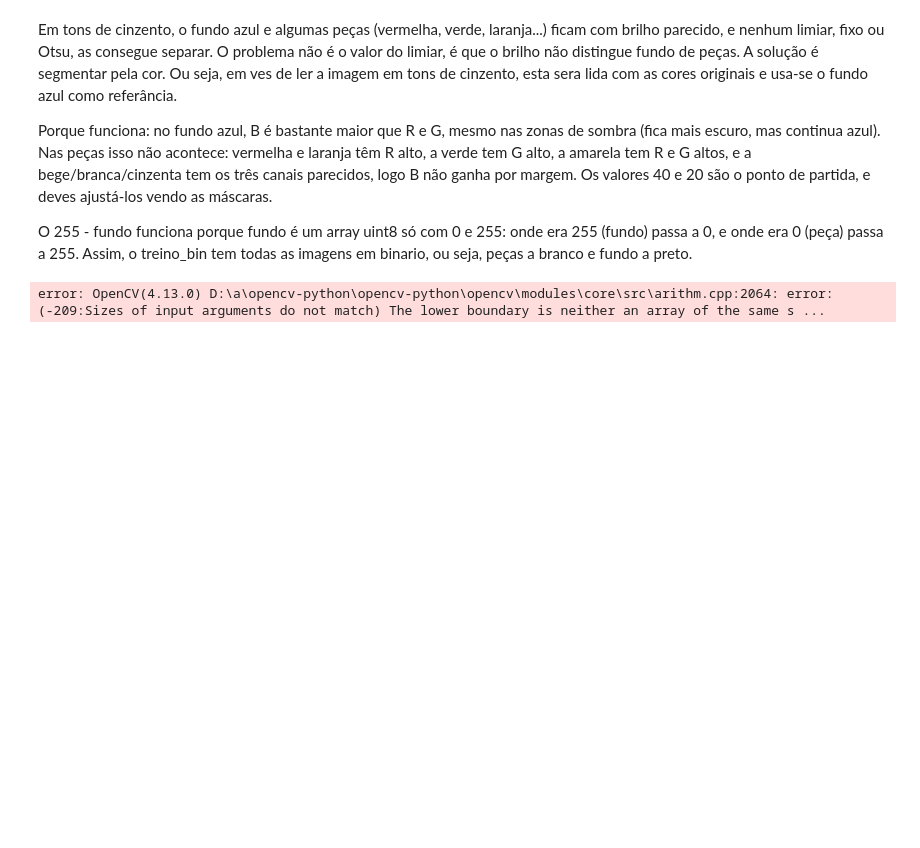
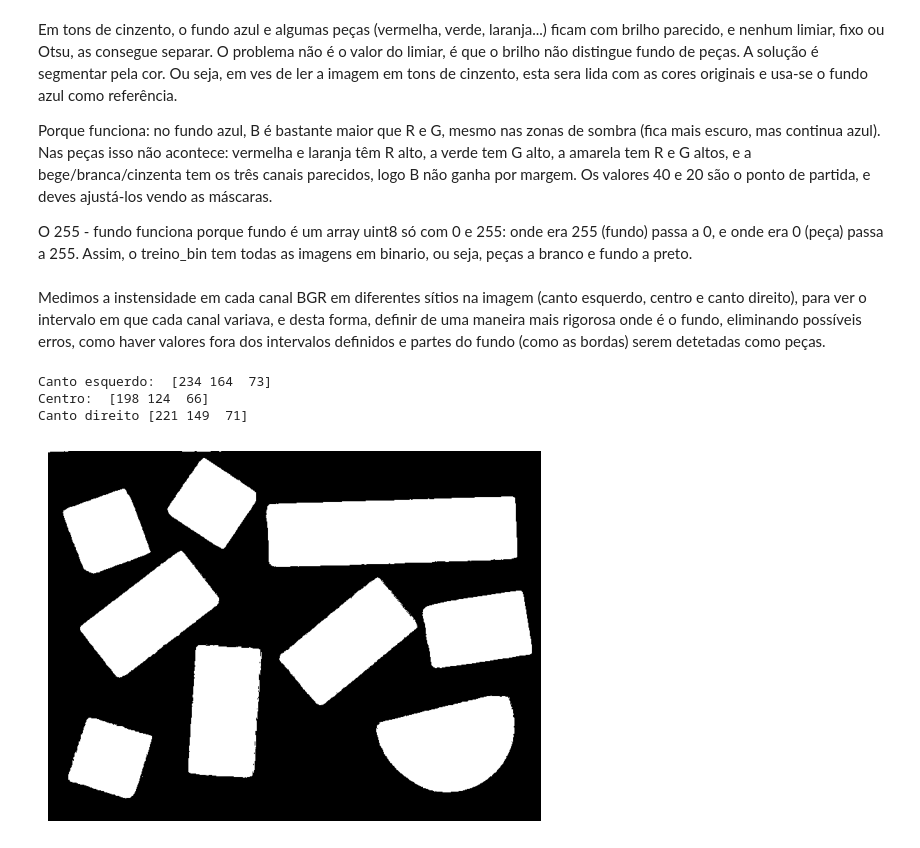
Before and after one commit to beatizisjesus-ctrl/PIV_TP1, a Jupyter notebook: PIV_TP1.ipynb, the cells around one changed output. Cells and saved outputs as stored; diff of their text form; code cells hidden in the pictures; blank space fills up the shorter version.

```diff
--- a/PIV_TP1.ipynb
+++ b/PIV_TP1.ipynb
@@ -7,39 +7,43 @@ import numpy as np
 numTeste = [12, 21, 30, 32]
 numTreino = [1, 2, 4, 9, 10, 11, 13, 22, 23, 25]
 
-testes = [cv2.imread(f"treino/lego{n}.jpg", 0) for n in numTeste]
-treino = [cv2.imread(f"treino/lego0{n}.jpg" if n < 10 else f"treino/lego{n}.jpg", 0) for n in numTreino]
+testes = [cv2.imread(f"treino/lego{n}.jpg") for n in numTeste]
+treino = [cv2.imread(f"treino/lego0{n}.jpg" if n < 10 else f"treino/lego{n}.jpg") for n in numTreino]
 # %% [markdown]
 
-Em tons de cinzento, o fundo azul e algumas peças (vermelha, verde, laranja...) ficam com brilho parecido, e nenhum limiar, fixo ou Otsu, as consegue separar. O problema não é o valor do limiar, é que o brilho não distingue fundo de peças. A solução é segmentar pela cor. Ou seja, em ves de ler a imagem em tons de cinzento, esta sera lida com as cores originais e usa-se o fundo azul como referância.
+Em tons de cinzento, o fundo azul e algumas peças (vermelha, verde, laranja...) ficam com brilho parecido, e nenhum limiar, fixo ou Otsu, as consegue separar. O problema não é o valor do limiar, é que o brilho não distingue fundo de peças. A solução é segmentar pela cor. Ou seja, em ves de ler a imagem em tons de cinzento, esta sera lida com as cores originais e usa-se o fundo azul como referência.
 
 Porque funciona: no fundo azul, B é bastante maior que R e G, mesmo nas zonas de sombra (fica mais escuro, mas continua azul). Nas peças isso não acontece: vermelha e laranja têm R alto, a verde tem G alto, a amarela tem R e G altos, e a bege/branca/cinzenta tem os três canais parecidos, logo B não ganha por margem. Os valores 40 e 20 são o ponto de partida, e deves ajustá-los vendo as máscaras.
 
 O 255 - fundo funciona porque fundo é um array uint8 só com 0 e 255: onde era 255 (fundo) passa a 0, e onde era 0 (peça) passa a 255. Assim, o treino_bin tem todas as imagens em binario, ou seja, peças a branco e fundo a preto.
+# %% [markdown]
+Medimos a instensidade em cada canal BGR em diferentes sítios na imagem (canto esquerdo, centro e canto direito), para ver o intervalo em que cada canal variava, e desta forma, definir de uma maneira mais rigorosa onde é o fundo, eliminando possíveis erros, como haver valores fora dos intervalos definidos e partes do fundo (como as bordas) serem detetadas como peças.
 # %%
 
 #Binarização
 
 #treino_bin = [cv2.threshold(img, 140, 255, cv2.THRESH_BINARY)[1] for img in treino]
 
 def segmentar(img):
-    fundo = cv2.inRange(img, (100, 0, 0), (255, 140, 100))   # (B, G, R) min e max
+    fundo = cv2.inRange(img, (150, 90, 0), (255, 200, 110))   # (B, G, R) min e max
     return 255 - fundo                                        # peças = branco, fundo = preto
 
 
+#estes valores estão em bgr, pq a imagem foi lida assim
+print("Canto esquerdo: ", treino[0][10, 10])      # canto
+print("Centro: ", treino[0][260, 350])    # centro (zona de fundo)
+print("Canto direito", treino[0][500, 20])     # outro canto
 treino_bin = [segmentar(img) for img in treino]
 
 
-plt.imshow(treino_bin[0], cmap="gray")
+plt.imshow(treino_bin[0],cmap="gray")
+plt.axis("off")
 plt.show()
 
 
-hist = cv2.calcHist([treino[2]], [0], None, [256], [0, 256])
-
-plt.bar(range(256), hist.ravel(), width=1)
-plt.title("Histograma da imagem")
-plt.xlabel("Nível de cinzento (0-255)")
-plt.ylabel("Nº de pixels")
-plt.show()
+#hist = cv2.calcHist([treino[2]], [0], None, [256], [0, 256])
 # %% [output]
-error: OpenCV(4.13.0) D:\a\opencv-python\opencv-python\opencv\modules\core\src\arithm.cpp:2064: error: (-209:Sizes of input arguments do not match) The lower boundary is neither an array of the same s ...
+Canto esquerdo:  [234 164  73]
+Centro:  [198 124  66]
+Canto direito [221 149  71]
+[figure, added]
```
Also changed, not shown: parts of 2 cells of this notebook.
